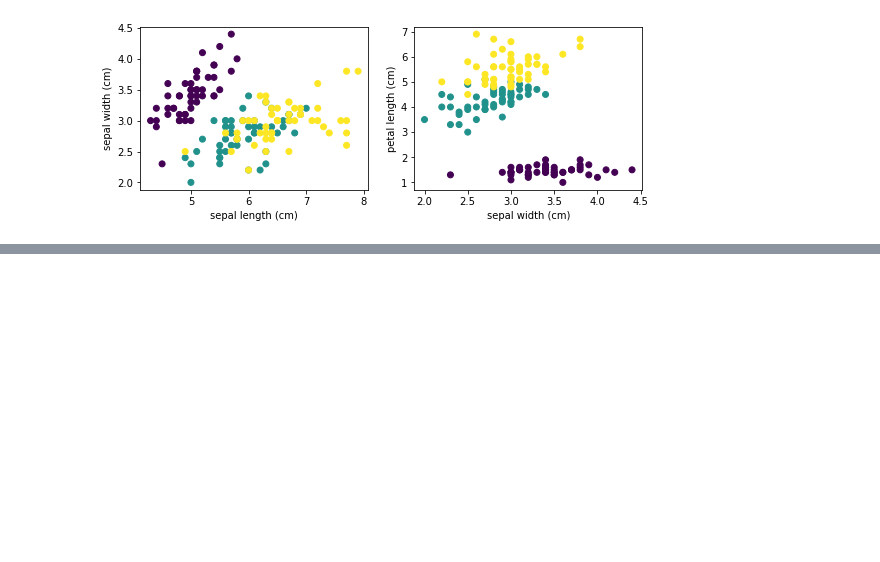
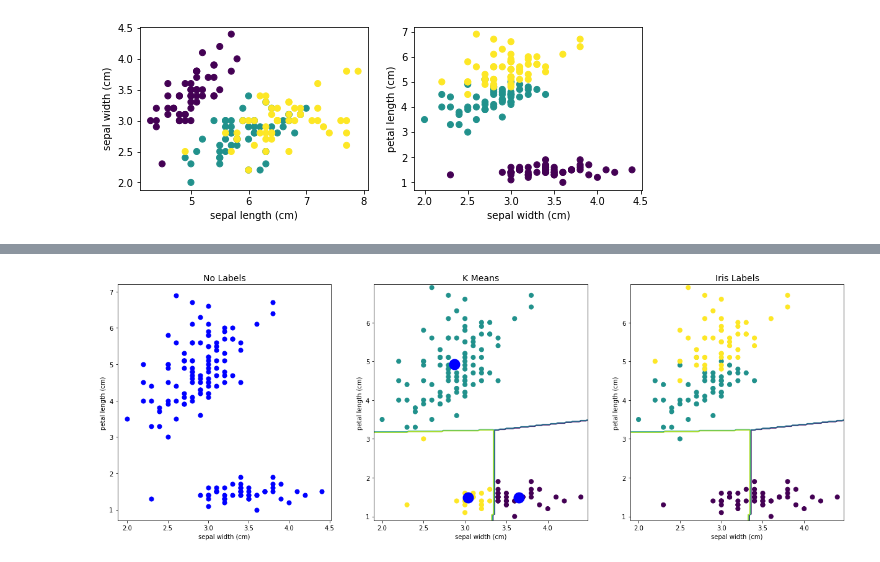
Before and after one commit to MatteoGandetto/Corso_ML_con_Python, a Jupyter notebook: Clustering_kMeans.ipynb, the cells around one changed output, grey strips where cells are left out. Drawn from its saved outputs; the diff is of its cells as text; code cells hidden in the pictures; blank space fills up the shorter version.

```diff
--- a/Clustering_kMeans.ipynb
+++ b/Clustering_kMeans.ipynb
@@ -103,0 +121,82 @@ for i, label in enumerate(labels):
+# %%
+# The k-means algorithm is very fast (one of the fastest
+# clustering algorithms available), but it falls in local minima.
+# That’s why it can be useful to restart it several times.
+
+from sklearn.cluster import KMeans
+from sklearn import metrics
+
+
+#Iris Dataset
+iris = datasets.load_iris()
+X = iris.data
+
+X=X[:,1:3]
+axes_labes=iris.feature_names
+axes_labes=axes_labes[1:3]
+
+# number of clusters
+n_clusters=3
+
+# KMEANS
+#
+# n_init default=10
+# Number of time the k-means algorithm will be run with different centroid
+# seeds. The final results will be the best output of n_init consecutive
+# runs in terms of inertia.
+#
+# init{‘k-means++’, ‘random’}  default=’k-means++’
+# Method for initialization, defaults to ‘k-means++’:
+# ‘k-means++’ : selects initial cluster centers for k-mean clustering in a
+# smart way to speed up convergence.
+# ‘random’: choose k observations (rows) at random from data for the
+# initial centroids.
+km = KMeans(n_clusters=n_clusters, init='random',n_init=1)
+#km = KMeans(n_clusters=n_clusters)
+
+km.fit(X)
+km.predict(X)
+
+labels = ('b', km.labels_, iris.target)
+title =('No Labels','K Means','Iris Labels',)
+fig,ax = plt.subplots(1,len(labels), figsize=(21,7))
+
+for i, label in enumerate(labels):
+  ax[i].scatter(X[:, 0], X[:, 1], c=label, s=50)
+  ax[i].set_xlabel(axes_labes[0])
+  ax[i].set_ylabel(axes_labes[1])
+  ax[i].set_title(title[i], fontsize=14)
+
+  if title[i]!='No Labels':
+    if title[i]=='K Means':
+      # Plot the centroids as O blue
+      centroids = km.cluster_centers_
+      ax[i].scatter(centroids[:, 0], centroids[:, 1],
+                marker='o', s=169, linewidths=5,
+                color='b', zorder=10)
+      #PRINT METRICS
+      print('Number of clusters: %d' % n_clusters)
+      print("Homogeneity: %0.3f" % metrics.homogeneity_score(iris.target, km.labels_))
+      print("Completeness: %0.3f" % metrics.completeness_score(iris.target, km.labels_))
+      print("V-measure: %0.3f" % metrics.v_measure_score(iris.target, km.labels_))
+      print("Adjusted Rand Index: %0.3f"
+            % metrics.adjusted_rand_score(iris.target, km.labels_))
+      print("Adjusted Mutual Information: %0.3f"
+            % metrics.adjusted_mutual_info_score(iris.target, km.labels_))
+      print("Silhouette Coefficient: %0.3f"
+            % metrics.silhouette_score(X, km.labels_))
+
+
+    # prepare grid to be used in contourf
+    x_min, x_max = X[:, 0].min() - 0.1, X[:, 0].max() + 0.1
+    y_min, y_max = X[:, 1].min() - 0.1, X[:, 1].max() + 0.1
+    xx, yy = np.meshgrid(np.arange(x_min, x_max, 0.02),
+	            np.arange(y_min, y_max, 0.02))
+    #print('Mesh dimension',xx.shape,'x',yy.shape)
+
+    Z = km.predict(np.array([xx.ravel(), yy.ravel()]).T)
+    Z = Z.reshape(xx.shape)
+
+    #plot decision region
+    ax[i].contour(xx, yy,Z)
+# %% [output]
@@ -103,0 +210 @@ for i, label in enumerate(labels):
+[figure, added]
```
Also changed, not shown: parts of 4 cells of this notebook.
